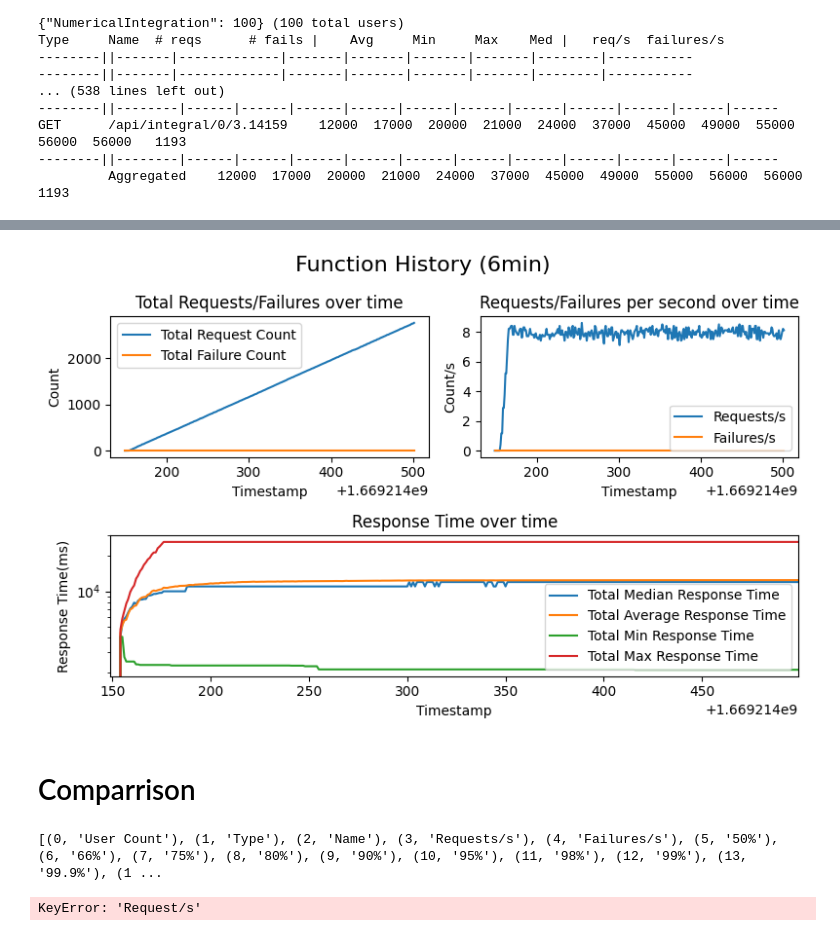
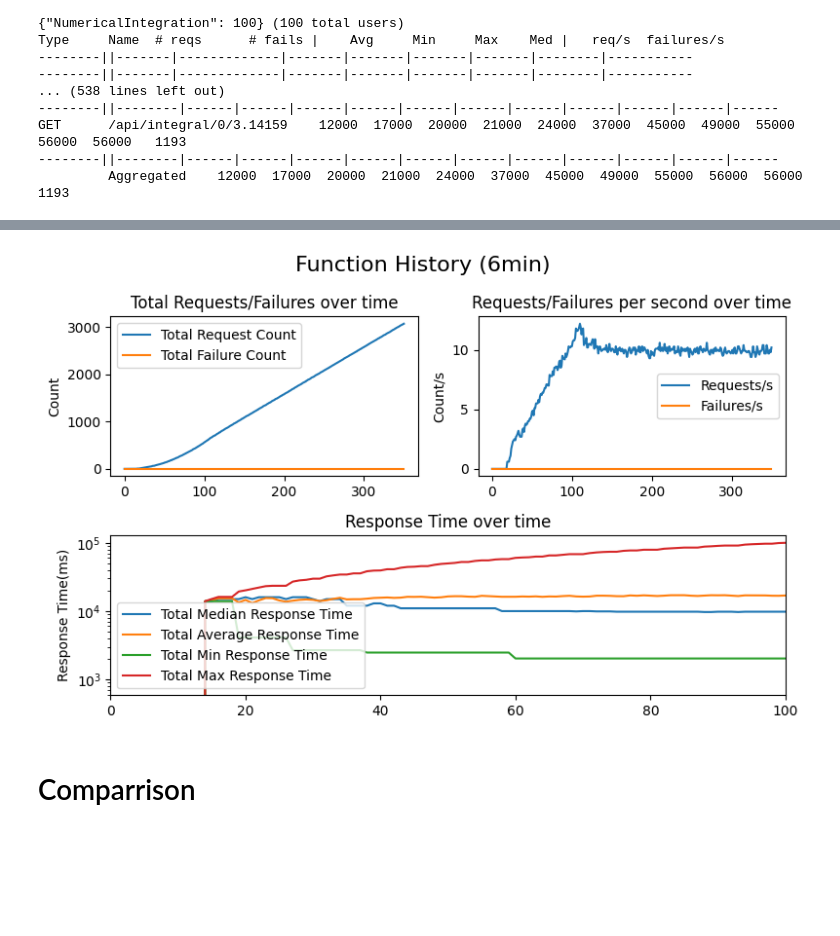
Before and after one commit to roberthmoller/Clouds, a Jupyter notebook: lab2/locust/locust.ipynb, the cells around one changed output, grey strips where cells are left out. Drawn from its saved outputs; the diff is of its cells as text; code cells hidden in the pictures; blank space fills up the shorter version.

```diff
--- a/lab2/locust/locust.ipynb
+++ b/lab2/locust/locust.ipynb
@@ -39,16 +40,16 @@ def plot_history(ds, title):
 
     ax0.title.set_text('Total Requests/Failures over time')
     ax0.set_ylabel("Count")
-    ds.iloc[:,16:18].plot(ax=ax0)
+    ds.iloc[:,17:19].plot(ax=ax0)
 
     ax1.title.set_text('Requests/Failures per second over time')
     ax1.set_ylabel("Count/s")
-    ds.iloc[:,3:5].plot(ax=ax1)
+    ds.iloc[:,4:6].plot(ax=ax1)
 
     ax3.title.set_text('Response Time over time')
     ax3.set_ylabel("Response Time(ms)")
     ax3.set_yscale('log')
-    response_time = ds.iloc[:,18:22]
+    response_time = ds.iloc[:,19:23]
     ax3.set_xlim([response_time.idxmin().min(), response_time.idxmax().max()])
     response_time.plot(ax=ax3)
 # %% [markdown]
@@ -216,39 +218,7 @@ GET      /api/integral/0/3.14159    12000  16000  17000  18000  21000  22000  23
 # %%
-functions6m = pd.read_csv("6m/function_stats_history.csv", index_col=0)
+functions6m = pd.read_csv("6m/function_stats_history.csv")
 plot_history(functions6m, "Function History (6min)")
 # %% [output]
-[figure, old version]
+[figure, new version]
 # %% [markdown]
 # Comparrison
-# %%
-# def plot_history(ds, title):
-#     fig, axes = plt.subplots(2,2,figsize=(8,5))
-#     for ax in axes.flatten():
-#         ax.remove()
-#     ax0 = plt.subplot2grid((2,2), (0,0), colspan=1, fig=fig)
-#     ax1 = plt.subplot2grid((2,2), (0,1), colspan=1, fig=fig)
-#     ax3 = plt.subplot2grid((2,2), (1,0), colspan=2, fig=fig)
-
-#     fig.suptitle(title, fontsize=16)
-
-#     ax0.title.set_text('Total Requests/Failures over time')
-#     ax0.set_ylabel("Count")
-#     ds.iloc[:,16:18].plot(ax=ax0)
-
-#     ax1.title.set_text('Requests/Failures per second over time')
-#     ax1.set_ylabel("Count/s")
-#     ds.iloc[:,3:5].plot(ax=ax1)
-
-#     ax3.title.set_text('Response Time over time')
-#     ax3.set_ylabel("Response Time(ms)")
-#     ax3.set_yscale('log')
-#     response_time = ds.iloc[:,18:22]
-#     ax3.set_xlim([response_time.idxmin().min(), response_time.idxmax().max()])
-#     response_time.plot(ax=ax3)
-
-print(list(enumerate(functions6m.columns)))
-
-print(functions6m.loc["Requests/s"])
-# %% [output]
-[(0, 'User Count'), (1, 'Type'), (2, 'Name'), (3, 'Requests/s'), (4, 'Failures/s'), (5, '50%'), (6, '66%'), (7, '75%'), (8, '80%'), (9, '90%'), (10, '95%'), (11, '98%'), (12, '99%'), (13, '99.9%'), (1 ...
-KeyError: 'Request/s'
```
Also changed, not shown: parts of 10 cells of this notebook, 17 other files.
